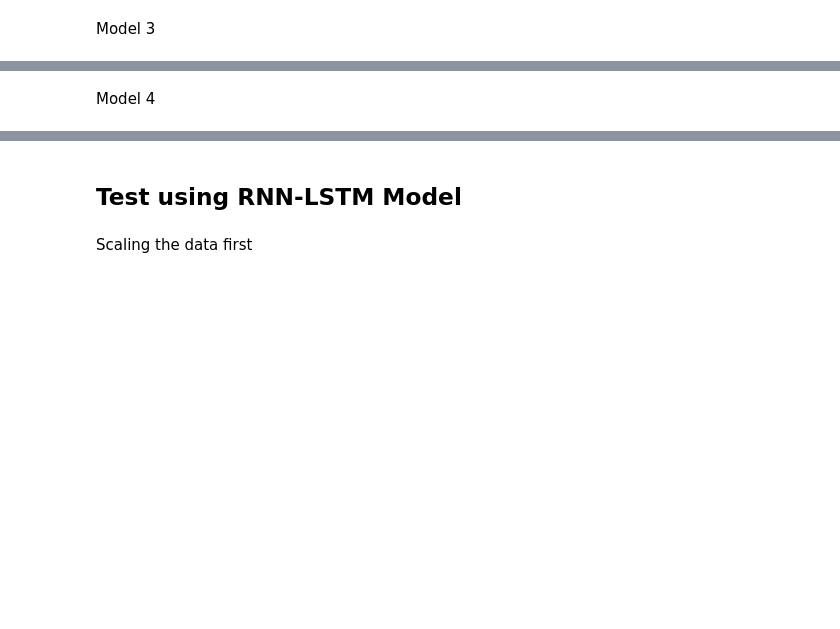
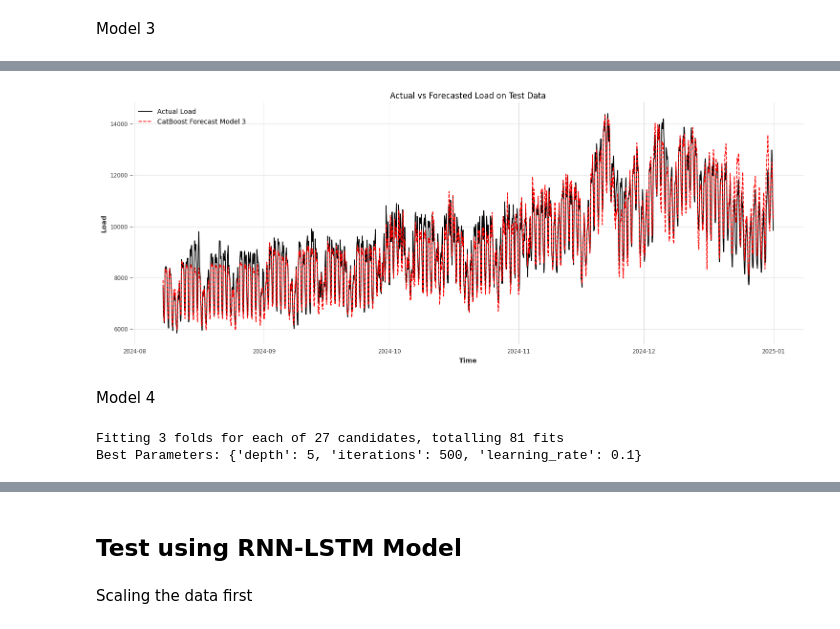
Before and after one commit to jakfar/Project, a Jupyter notebook: Final.ipynb, the cells around one changed output, grey strips where cells are left out. Cells and saved outputs as stored; diff of their text form; code cells hidden in the pictures; blank space fills up the shorter version.

```diff
--- a/Final.ipynb
+++ b/Final.ipynb
@@ -475,3 +524,17 @@ print(f"Corresponding RMSE: {rmse_cat3:.4f}")
+# %%
+# --- Plot Results ---
+plt.figure(figsize=(15,6))
+plt.plot(y3_test.index, y3_test, label='Actual Load', color='black')
+plt.plot(y3_test.index, y3_pred, label='CatBoost Forecast Model 3', color= 'red', linestyle='--')
+plt.title('Actual vs Forecasted Load on Test Data')
+plt.xlabel('Time')
+plt.ylabel('Load')
+plt.legend()
+plt.grid(True)
+plt.tight_layout()
+plt.show()
+# %% [output]
+[figure, added]
 # %% [markdown]
 Model 4
 # %%
@@ -490,7 +553,7 @@ cat_model4 = GridSearchCV(
     param_grid,
     scoring=mae_scorer,
     cv=3,  # 3-fold cross-validation
-    verbose=10,
+    verbose=1,
 
 )
 cat_model4.fit(X4_train, y4_train)
@@ -498,6 +561,9 @@ cat_model4.fit(X4_train, y4_train)
 # Best model
 best_model4 = cat_model4.best_estimator_
 print("Best Parameters:", cat_model4.best_params_)
+# %% [output]
+Fitting 3 folds for each of 27 candidates, totalling 81 fits
+Best Parameters: {'depth': 5, 'iterations': 500, 'learning_rate': 0.1}
 # %%
 # Predict on test set
 y4_pred = best_model4.predict(X4_test)
```
Also changed, not shown: parts of 12 cells of this notebook.
